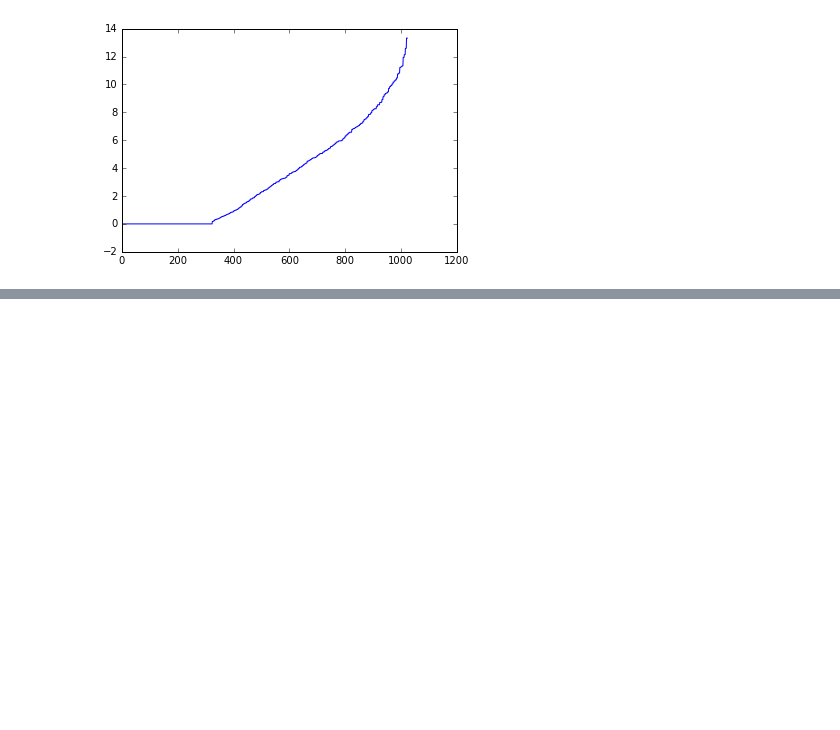
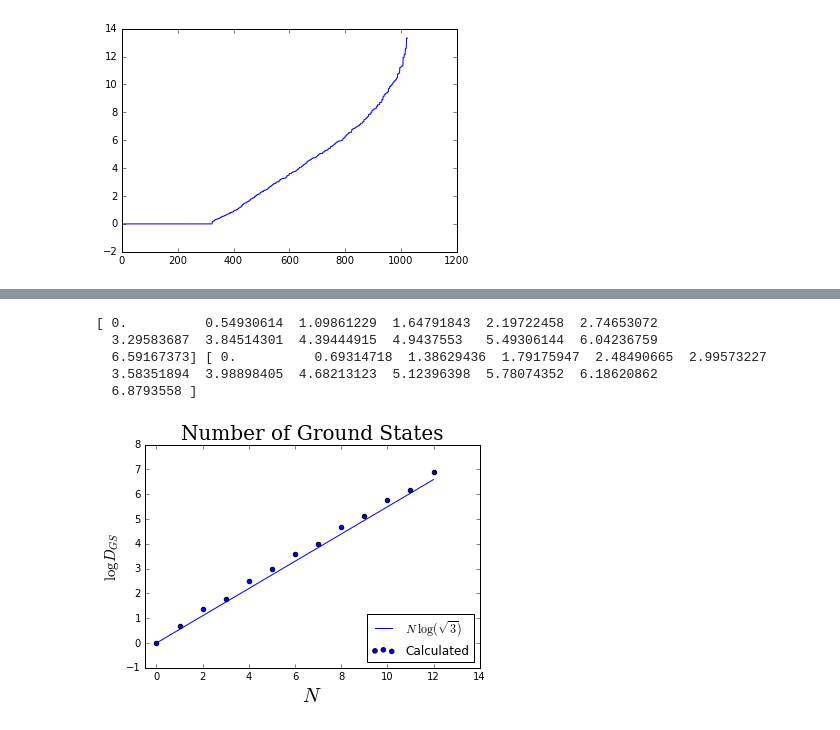
Before and after one commit to cnstahl/JP2, a Jupyter notebook: python/Count Ground States.ipynb, the cells around one changed output, grey strips where cells are left out. Saved outputs shown, nothing was run; the diff lists cells and outputs as text; code cells hidden in the pictures; blank space fills up the shorter version.

```diff
--- a/python/Count Ground States.ipynb
+++ b/python/Count Ground States.ipynb
@@ -63,0 +64,22 @@ plt.show()
+# %%
+gs  = [1, 2, 4, 6, 12, 20, 36, 54, 108, 168, 324, 486, 972]
+gs = np.log(gs)
+idx = range(len(gs))
+exp = np.log(np.sqrt(3)**idx)
+print(exp, gs)
+plt.scatter(idx, gs, label='Calculated')
+plt.plot(idx, exp, label='$N\;\log(\sqrt{3})$')
+plt.xlim(-.5,len(gs)+1)
+plt.ylabel("$\log D_{GS}$", fontsize=15, family='serif')
+plt.xlabel("$N$", fontsize=20)
+plt.legend(loc=4)
+plt.title("Number of Ground States", fontsize=20, family='serif')
+plt.savefig("../data/gscount.pdf")
+plt.show()
+# %% [output]
+[ 0.          0.54930614  1.09861229  1.64791843  2.19722458  2.74653072
+  3.29583687  3.84514301  4.39444915  4.9437553   5.49306144  6.04236759
+  6.59167373] [ 0.          0.69314718  1.38629436  1.79175947  2.48490665  2.99573227
+  3.58351894  3.98898405  4.68213123  5.12396398  5.78074352  6.18620862
+  6.8793558 ]
+[figure, added]
```
Also changed, not shown: parts of 1 cell of this notebook, 4 other files.
